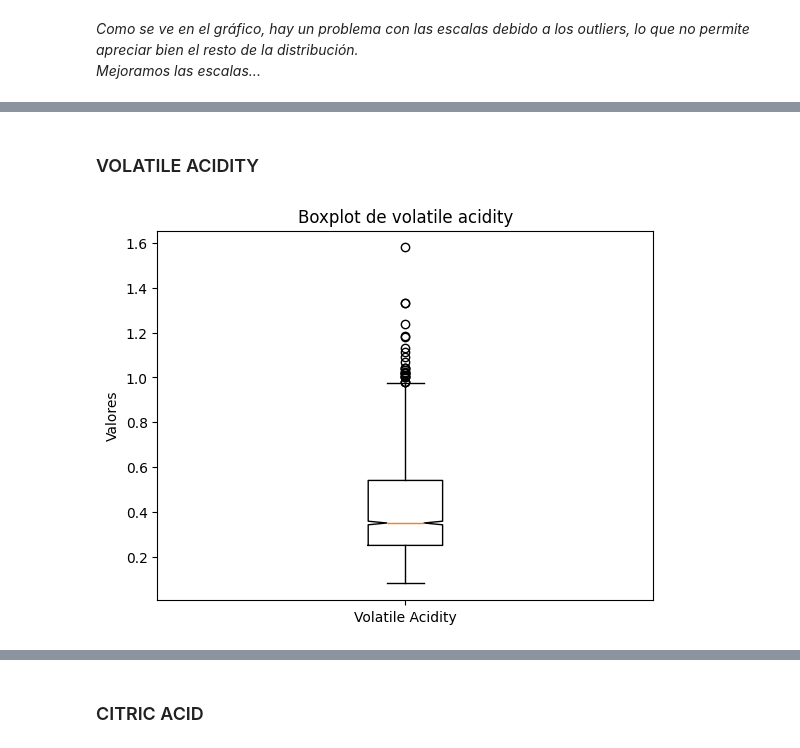
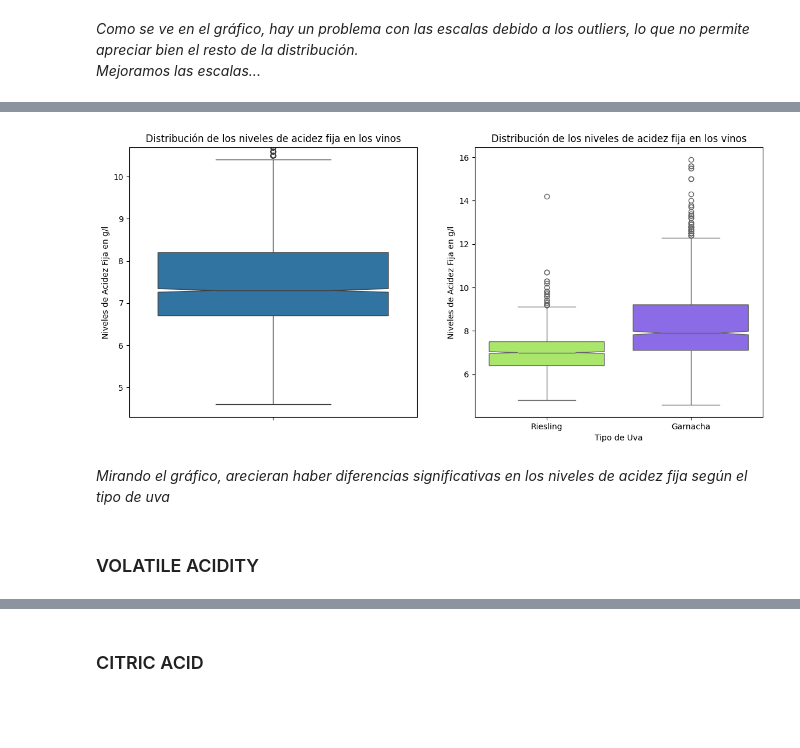
Before and after one commit to Matias914/Wine-Quality-Analysis, a Jupyter notebook: notebook_tpe.ipynb, the cells around one changed output, grey strips where cells are left out. Drawn from its saved outputs; the diff is of its cells as text; code cells hidden in the pictures; blank space fills up the shorter version.

```diff
--- a/notebook_tpe.ipynb
+++ b/notebook_tpe.ipynb
@@ -612,10 +658,50 @@ plt.show()
+# %%
+# Se crean dos gráficos: un box plot ampliado y un box plot de dos cajas
+# Se establecen sus escalas
+fig, (bplot1, bplot2) = plt.subplots(1, 2, figsize=(14, 6))
+
+# BOX PLOT DE 1 CAJA
+
+# Se crea el boxplot con seaborn
+sns.boxplot(y="fixed acidity", data=preprocessed_ds, notch=True, ax=bplot1)
+
+# Se cambia el nombre de los ejes
+bplot1.set_ylabel("Niveles de Acidez Fija en g/l")
+
+# Se agrega un título al gráfico
+bplot1.set_title("Distribución de los niveles de acidez fija en los vinos")
+
+# Se limita el rango de y
+bplot1.set_ylim(4.3, 10.7)
+
+# BOX PLOT DE 2 CAJAS
+
+# Se hace la paleta de colores
+colores = ['#ACFA58', '#8258FA']
+
+# Se crea el boxplot con seaborn. Antes se aplica un renombre y se aplican colores
+sns.boxplot (
+    x=preprocessed_ds['is_riesling'].replace({True : 'Riesling', False : 'Garnacha'}),
+    y=preprocessed_ds['fixed acidity'],
+    notch=True,
+    ax=bplot2,
+    palette=colores,
+    hue=preprocessed_ds['is_riesling'].replace({True : 'Riesling', False : 'Garnacha'}),
+    legend=False
+)
+
+# Se cambia el nombre de los ejes
+bplot2.set_xlabel("Tipo de Uva")
+bplot2.set_ylabel("Niveles de Acidez Fija en g/l")
+
+# Se agrega un título al gráfico
+bplot2.set_title("Distribución de los niveles de acidez fija en los vinos")
+
+# Se muestran los gráficos
+plt.show()
+# %% [output]
+[figure, added]
+# %% [markdown]
+_Mirando el gráfico, arecieran haber diferencias significativas en los niveles de acidez fija según el tipo de uva_
 # %% [markdown]
 ### VOLATILE ACIDITY
-# %%
-plt.boxplot(preprocessed_ds['volatile acidity'], notch=True)
-plt.title(f'Boxplot de volatile acidity')
-plt.xticks([1], ['Volatile Acidity'])
-plt.ylabel('Valores')
-plt.show()
-# %% [output]
-[figure, removed]
```
Also changed, not shown: parts of 34 cells of this notebook.
